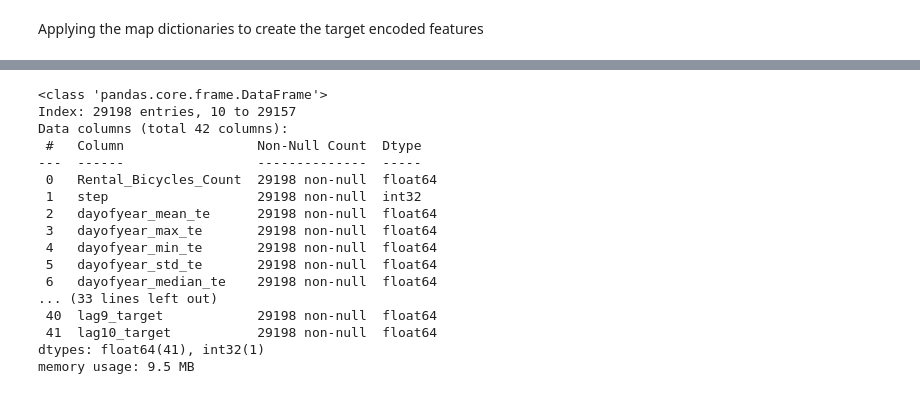
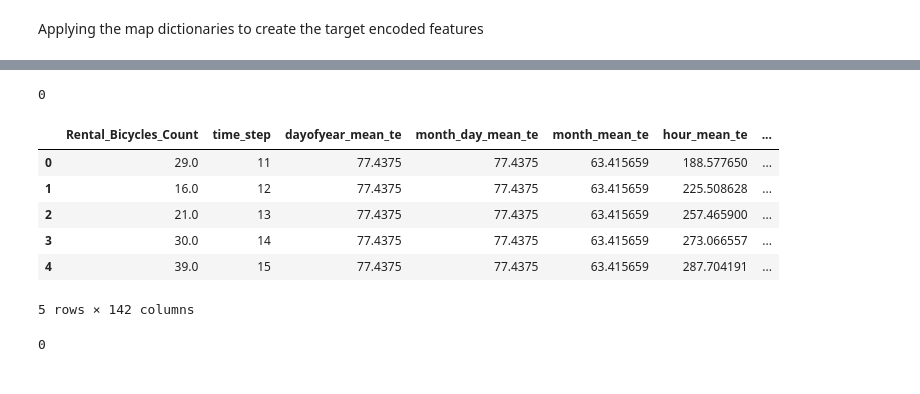
Before and after one commit to VaheC/MH_BicycleDemand_Hackathon, a Jupyter notebook: solution1.ipynb, the cells around one changed output, grey strips where cells are left out. Cells and saved outputs as stored; diff of their text form; code cells hidden in the pictures.

```diff
--- a/solution1.ipynb
+++ b/solution1.ipynb
@@ -423,20 +535,0 @@ train_df_s.head()
-# %%
-train_df_s.info()
-# %% [output]
-<class 'pandas.core.frame.DataFrame'>
-Index: 29198 entries, 10 to 29157
-Data columns (total 42 columns):
- #   Column                 Non-Null Count  Dtype
----  ------                 --------------  -----
- 0   Rental_Bicycles_Count  29198 non-null  float64
- 1   step                   29198 non-null  int32
- 2   dayofyear_mean_te      29198 non-null  float64
- 3   dayofyear_max_te       29198 non-null  float64
- 4   dayofyear_min_te       29198 non-null  float64
- 5   dayofyear_std_te       29198 non-null  float64
- 6   dayofyear_median_te    29198 non-null  float64
-... (33 lines left out)
- 40  lag9_target            29198 non-null  float64
- 41  lag10_target           29198 non-null  float64
-dtypes: float64(41), int32(1)
-memory usage: 9.5 MB
@@ -446,0 +536,18 @@ memory usage: 9.5 MB
+# %%
+train_df_s.isnull().sum().sum()
+# %% [output]
+0
+# %%
+train_df_o.head()
+# %% [output]
+|  | Rental_Bicycles_Count | time_step | dayofyear_mean_te | month_day_mean_te | month_mean_te | hour_mean_te | ... |
+| 0 | 29.0 | 11 | 77.4375 | 77.4375 | 63.415659 | 188.577650 | ... |
+| 1 | 16.0 | 12 | 77.4375 | 77.4375 | 63.415659 | 225.508628 | ... |
+| 2 | 21.0 | 13 | 77.4375 | 77.4375 | 63.415659 | 257.465900 | ... |
+| 3 | 30.0 | 14 | 77.4375 | 77.4375 | 63.415659 | 273.066557 | ... |
+| 4 | 39.0 | 15 | 77.4375 | 77.4375 | 63.415659 | 287.704191 | ... |
+5 rows × 142 columns
+# %%
+train_df_o.isnull().sum().sum()
+# %% [output]
+0
```
Also changed, not shown: parts of 26 cells of this notebook.
